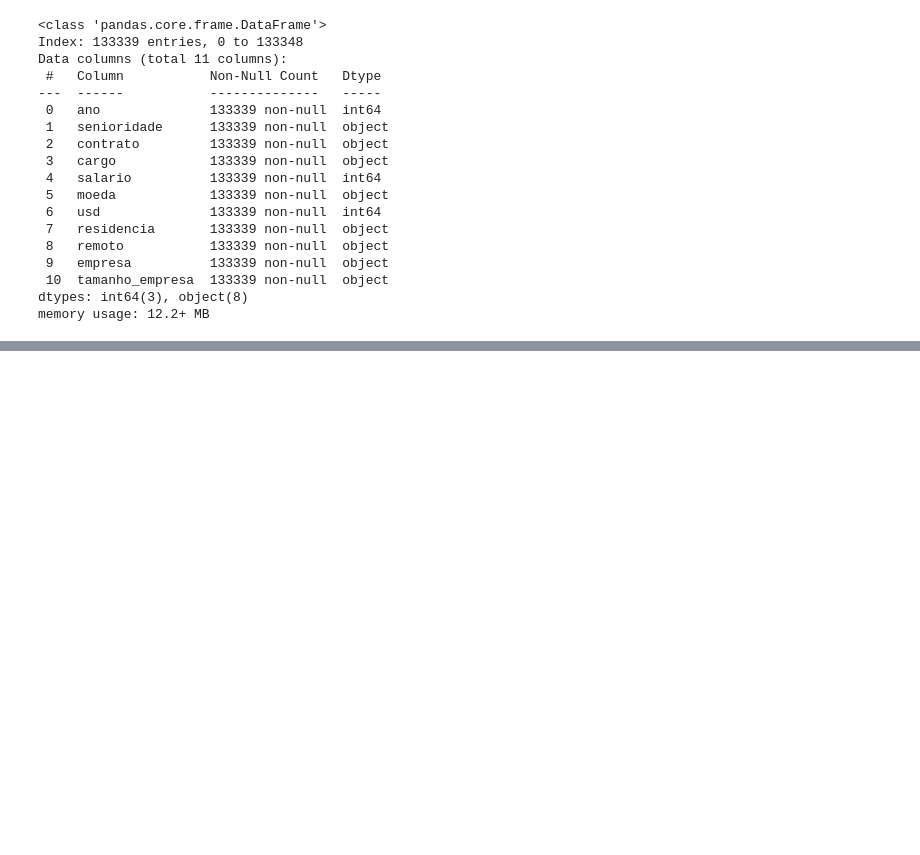
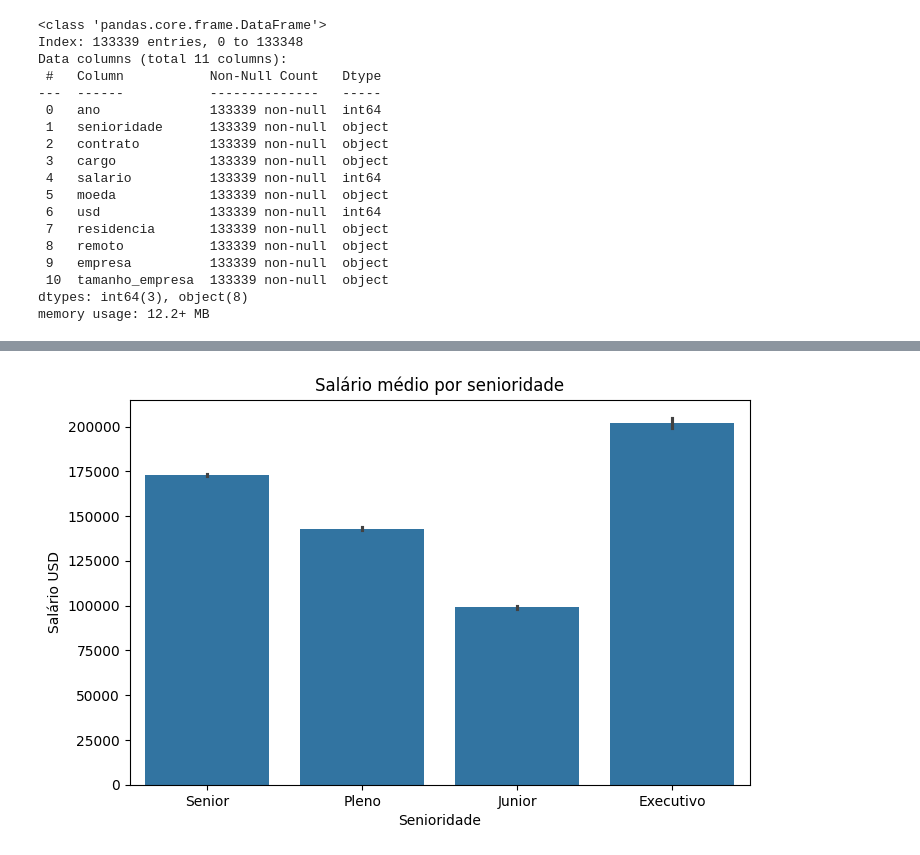
Before and after one commit to pedroleao09/AnaliseDeDadosPython01, a Jupyter notebook: ImersãoDadosAlura01.ipynb, the cells around one changed output, grey strips where cells are left out. Cells and saved outputs as stored; diff of their text form; code cells hidden in the pictures; blank space fills up the shorter version.

```diff
--- a/ImersãoDadosAlura01.ipynb
+++ b/ImersãoDadosAlura01.ipynb
@@ -437,0 +464,17 @@ memory usage: 12.2+ MB
+# %%
+import matplotlib.pyplot as plt
+
+# Tamanho genérico para algo retangular
+plt.figure(figsize=(8,5))
+
+# Que tipo de dados o seaborn vai utilizar?
+# Por padrão, o barplot calcula a média dos salários para cada nível
+#de senioridade e exibe essa média como a altura das barras.
+sns.barplot(data=df_limpo, x="senioridade", y="usd")
+# Customização
+plt.title("Salário médio por senioridade")
+plt.xlabel("Senioridade")
+plt.ylabel("Salário USD")
+plt.show()
+# %% [output]
+[figure, added]
```
Also changed, not shown: parts of 18 cells of this notebook.
